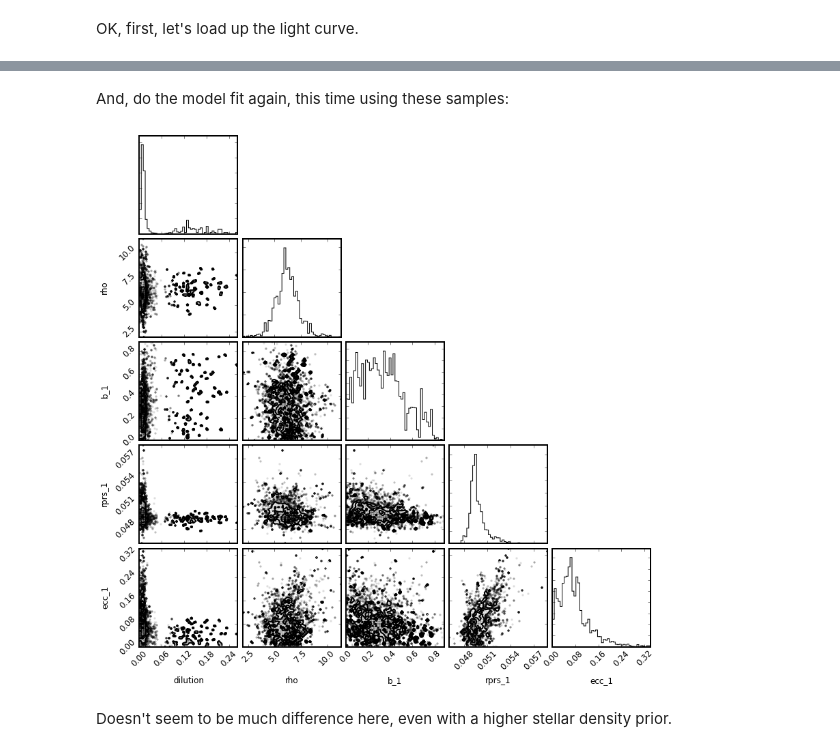
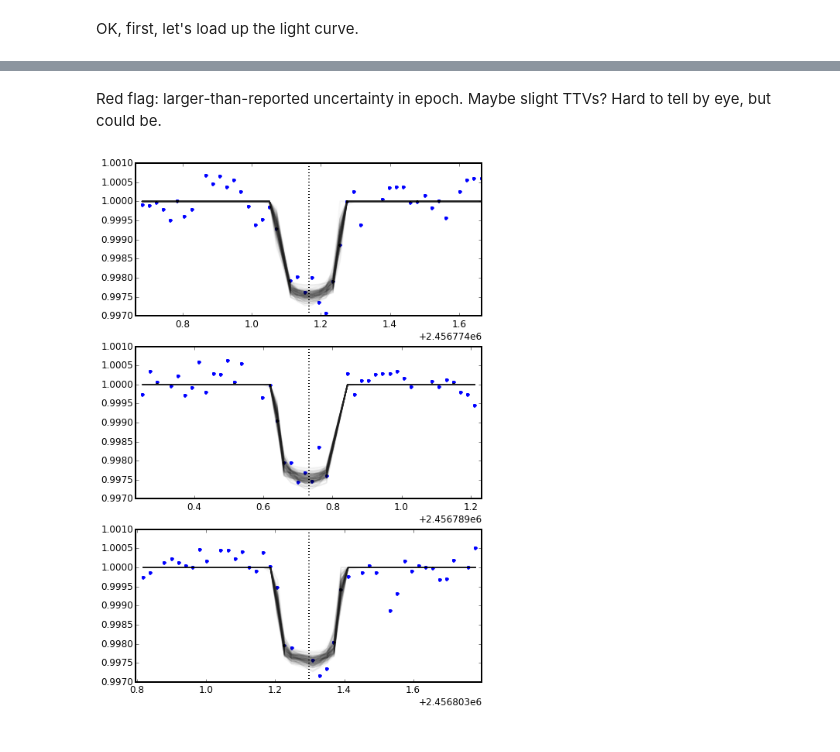
Before and after one commit to timothydmorton/transit-fitting, a Jupyter notebook: notebooks/k2_testing.ipynb, the cells around one changed output, grey strips where cells are left out. Saved outputs shown, nothing was run; the diff lists cells and outputs as text; code cells hidden in the pictures.

```diff
--- a/notebooks/k2_testing.ipynb
+++ b/notebooks/k2_testing.ipynb
@@ -30,3 +40,3 @@ mod.plot_planets(pars);
-# %%
-sampler = mod.fit_emcee()
+# %%
+mod.fit_emcee(nburn=300, niter=100);
 # %%
@@ -42,9 +58,0 @@ Index([u'dilution', u'flux_zp', u'q1', u'q2', u'rho', u'period_1', u'epoch_1',
-# %%
-plt.plot(t, f, '.');
-nsamples = 30
-inds = np.random.randint(len(mod.samples), size=nsamples)
-for _, s in mod.samples.iloc[inds].iterrows():
-    p = (s.flux_zp, s.rho, s.q1, s.q2, s.dilution,
-         s.period_1, s.epoch_1, s.b_1, s.rprs_1, s.ecc_1, s.omega_1)
-    plt.plot(t, mod.evaluate(p), 'k', alpha=0.1)
-plt.xlim(-0.5, 0.5)
@@ -56,4 +58,0 @@ Let's try another version with $\rho_\star$ from my stellar model:
-# %%
-from isochrones import StarModel
-mod = StarModel.load_hdf('k2_starmodel.h5')
-mod.triangle(['Teff','mass','radius']);
@@ -72,2 +58,0 @@ plt.hist(rhostar, histtype='step', lw=2);
-# %% [markdown]
-And, do the model fit again, this time using these samples:
@@ -80,7 +59,22 @@ mod2 = TransitModel(lc2)
-# %%
-mod2.fit_emcee()
-mod2.triangle(['dilution', 'rho', 'b_1', 'rprs_1', 'ecc_1']);
-# %% [output]
-[figure, removed]
-# %% [markdown]
-Doesn't seem to be much difference here, even with a higher stellar density prior.
+# %% [markdown]
+Red flag:  larger-than-reported uncertainty in epoch.  Maybe slight TTVs?  Hard to tell by eye, but could be.
+# %%
+t0 = mod.samples['epoch_1'].mean()
+P = mod.samples['period_1'].mean()
+m1 = (t > t0-0.5) & (t < t0+0.5)
+m2 = (t > t0+P-0.5) & (t < t0+P+0.5)
+m3 = (t > t0+2*P-0.5) & (t < t0 + 2*P+0.5)
+
+fig, axes = plt.subplots(3,1, figsize=(8,12))
+
+for ax,m,n in zip(axes, [m1, m2, m3], [0,1,2]):
+    ax.plot(t[m], f[m], '.');
+    nsamples = 200
+    inds = np.random.randint(len(mod.samples), size=nsamples)
+    for _, s in mod.samples.iloc[inds].iterrows():
+        fmod = mod.evaluate(tuple(s))
+        ax.plot(t[m], fmod[m], 'k', alpha=0.03)
+    ax.axvline(t0 + n*P, ls=':', color='k')
+    ax.set_xlim(t0+n*P-0.5, t0+n*P+0.5)
+# %% [output]
+[figure, added]
```
Also changed, not shown: parts of 11 cells of this notebook, 1 other file.
